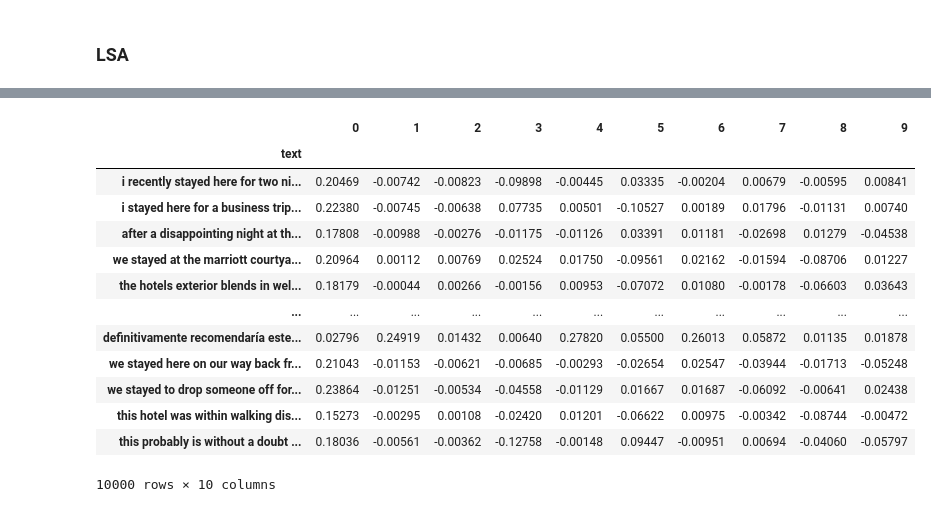
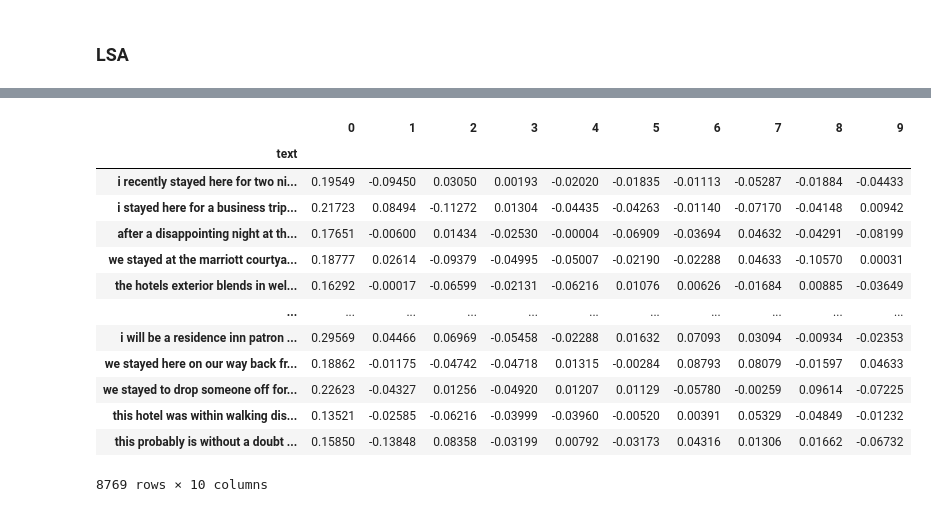
Before and after one commit to albasitdikova/Hotel_recommender_system, a Jupyter notebook: Recommendation_system.ipynb, the cells around one changed output, grey strips where cells are left out. Cells and saved outputs as stored; diff of their text form; code cells hidden in the pictures.

```diff
--- a/Recommendation_system.ipynb
+++ b/Recommendation_system.ipynb
@@ -167,0 +175,2 @@ stop = set(stop)
+# %%
+df_english.dropna(subset = ["author_id"], inplace=True)
@@ -167,0 +182,2 @@ stop = set(stop)
+# %%
+df_english.dropna(subset = ["id"], inplace=True)
@@ -167,0 +189,2 @@ stop = set(stop)
+# %%
+df_english.reset_index(drop=True,inplace=True)
@@ -235,7 +260,7 @@ from sklearn.feature_extraction.text import TfidfVectorizer
 # %%
 tfidf = TfidfVectorizer(stop_words=stop)
 # %%
-doc_word_tfidf = tfidf.fit_transform(df_union.text)
+doc_word_tfidf = tfidf.fit_transform(df_english.text)
 # %%
 pd.DataFrame(doc_word_tfidf.toarray(), columns=tfidf.get_feature_names()).head()
 # %% [output]
@@ -352,22 +370,22 @@ array([[ 0.20468594, -0.00741533, -0.00822931, ...,  0.00679025,
 # %%
 Vt = pd.DataFrame(doc_topic_lsa.round(5),
-             index = df_union.text)
+             index = df_english.text)
 Vt
 # %% [output]
 |  | 0 | 1 | 2 | 3 | 4 | 5 | 6 | 7 | 8 | 9 |
 | text |  |  |  |  |  |  |  |  |  |  |
-| i recently stayed here for two ni... | 0.20469 | -0.00742 | -0.00823 | -0.09898 | -0.00445 | 0.03335 | -0.00204 | 0.00679 | -0.00595 | 0.00841 |
-| i stayed here for a business trip... | 0.22380 | -0.00745 | -0.00638 | 0.07735 | 0.00501 | -0.10527 | 0.00189 | 0.01796 | -0.01131 | 0.00740 |
-| after a disappointing night at th... | 0.17808 | -0.00988 | -0.00276 | -0.01175 | -0.01126 | 0.03391 | 0.01181 | -0.02698 | 0.01279 | -0.04538 |
-| we stayed at the marriott courtya... | 0.20964 | 0.00112 | 0.00769 | 0.02524 | 0.01750 | -0.09561 | 0.02162 | -0.01594 | -0.08706 | 0.01227 |
-| the hotels exterior blends in wel... | 0.18179 | -0.00044 | 0.00266 | -0.00156 | 0.00953 | -0.07072 | 0.01080 | -0.00178 | -0.06603 | 0.03643 |
+| i recently stayed here for two ni... | 0.19549 | -0.09450 | 0.03050 | 0.00193 | -0.02020 | -0.01835 | -0.01113 | -0.05287 | -0.01884 | -0.04433 |
+| i stayed here for a business trip... | 0.21723 | 0.08494 | -0.11272 | 0.01304 | -0.04435 | -0.04263 | -0.01140 | -0.07170 | -0.04148 | 0.00942 |
+| after a disappointing night at th... | 0.17651 | -0.00600 | 0.01434 | -0.02530 | -0.00004 | -0.06909 | -0.03694 | 0.04632 | -0.04291 | -0.08199 |
+| we stayed at the marriott courtya... | 0.18777 | 0.02614 | -0.09379 | -0.04995 | -0.05007 | -0.02190 | -0.02288 | 0.04633 | -0.10570 | 0.00031 |
+| the hotels exterior blends in wel... | 0.16292 | -0.00017 | -0.06599 | -0.02131 | -0.06216 | 0.01076 | 0.00626 | -0.01684 | 0.00885 | -0.03649 |
 | ... | ... | ... | ... | ... | ... | ... | ... | ... | ... | ... |
-| definitivamente recomendaría este... | 0.02796 | 0.24919 | 0.01432 | 0.00640 | 0.27820 | 0.05500 | 0.26013 | 0.05872 | 0.01135 | 0.01878 |
-| we stayed here on our way back fr... | 0.21043 | -0.01153 | -0.00621 | -0.00685 | -0.00293 | -0.02654 | 0.02547 | -0.03944 | -0.01713 | -0.05248 |
-| we stayed to drop someone off for... | 0.23864 | -0.01251 | -0.00534 | -0.04558 | -0.01129 | 0.01667 | 0.01687 | -0.06092 | -0.00641 | 0.02438 |
-| this hotel was within walking dis... | 0.15273 | -0.00295 | 0.00108 | -0.02420 | 0.01201 | -0.06622 | 0.00975 | -0.00342 | -0.08744 | -0.00472 |
-| this probably is without a doubt ... | 0.18036 | -0.00561 | -0.00362 | -0.12758 | -0.00148 | 0.09447 | -0.00951 | 0.00694 | -0.04060 | -0.05797 |
+| i will be a residence inn patron ... | 0.29569 | 0.04466 | 0.06969 | -0.05458 | -0.02288 | 0.01632 | 0.07093 | 0.03094 | -0.00934 | -0.02353 |
+| we stayed here on our way back fr... | 0.18862 | -0.01175 | -0.04742 | -0.04718 | 0.01315 | -0.00284 | 0.08793 | 0.08079 | -0.01597 | 0.04633 |
+| we stayed to drop someone off for... | 0.22623 | -0.04327 | 0.01256 | -0.04920 | 0.01207 | 0.01129 | -0.05780 | -0.00259 | 0.09614 | -0.07225 |
+| this hotel was within walking dis... | 0.13521 | -0.02585 | -0.06216 | -0.03999 | -0.03960 | -0.00520 | 0.00391 | 0.05329 | -0.04849 | -0.01232 |
+| this probably is without a doubt ... | 0.15850 | -0.13848 | 0.08358 | -0.03199 | 0.00792 | -0.03173 | 0.04316 | 0.01306 | 0.01662 | -0.06732 |
-10000 rows × 10 columns
+8769 rows × 10 columns
 # %%
 words_lsa = tfidf.get_feature_names()
 t_lsa = lsa.components_.argsort(axis=1)[:,-1:-7:-1]
```
Also changed, not shown: parts of 51 cells of this notebook.
